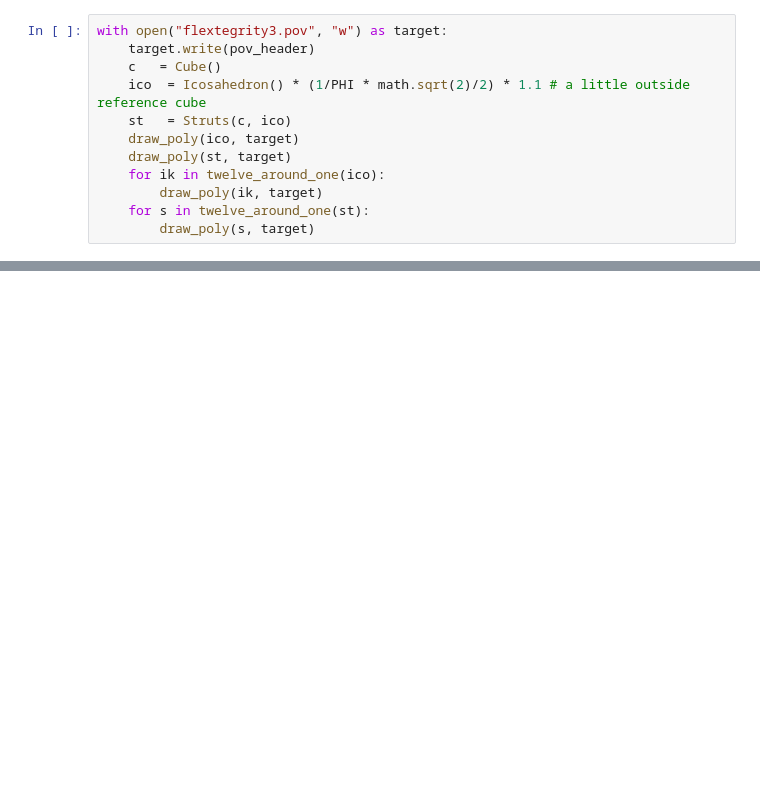
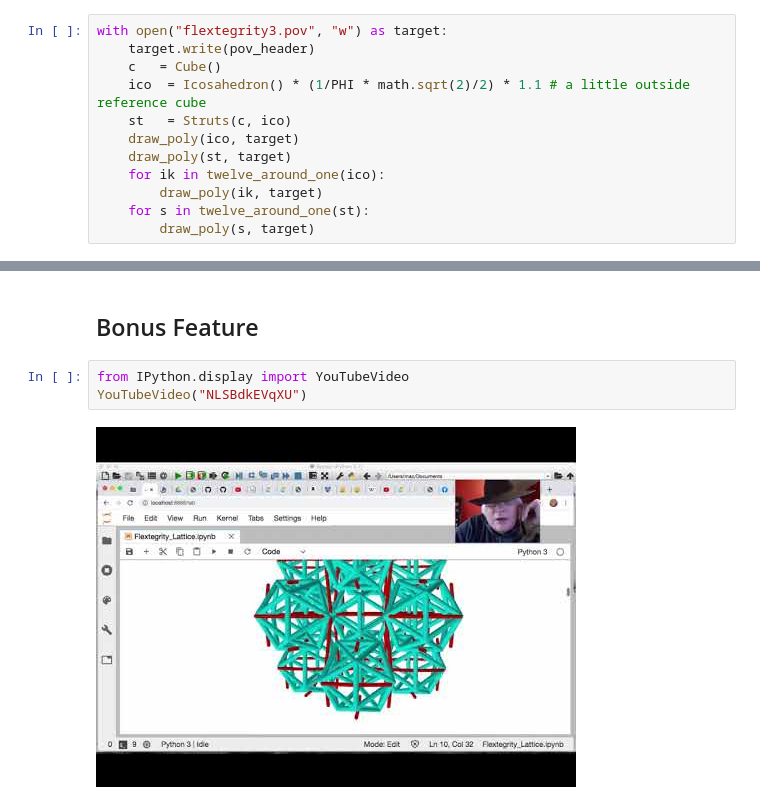
Before and after one commit to 4dsolutions/School_of_Tomorrow, a Jupyter notebook: Flextegrity_Lattice.ipynb, the cells around one changed output, grey strips where cells are left out. Saved outputs shown, nothing was run; the diff lists cells and outputs as text; blank space fills up the shorter version.

```diff
--- a/Flextegrity_Lattice.ipynb
+++ b/Flextegrity_Lattice.ipynb
@@ -797,3 +838,10 @@ with open("flextegrity3.pov", "w") as target:
         draw_poly(s, target)
 # %% [markdown]
 ![](flextegrity3.png)
+# %% [markdown]
+## Bonus Feature
+# %%
+from IPython.display import YouTubeVideo
+YouTubeVideo("NLSBdkEVqXU")
+# %% [output]
+[figure, added]
```
Also changed, not shown: parts of 4 cells of this notebook, 2 other files.
